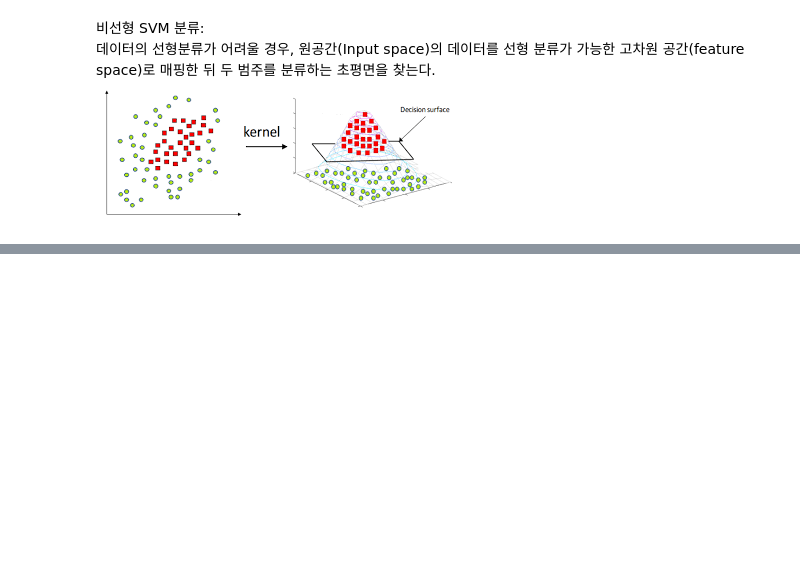
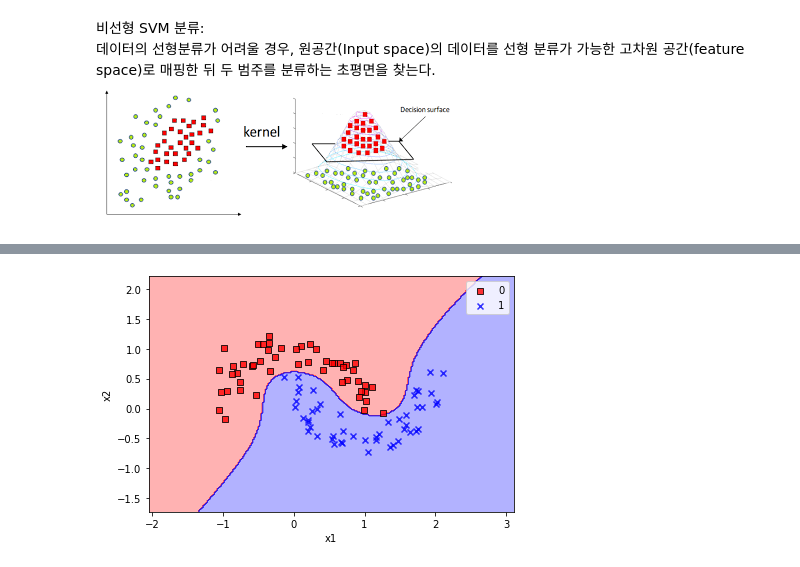
Before and after one commit to jerry-ryu/ML_beginning, a Jupyter notebook: 3.Classification.ipynb, the cells around one changed output, grey strips where cells are left out. Cells and saved outputs as stored; diff of their text form; code cells hidden in the pictures; blank space fills up the shorter version.

```diff
--- a/3.Classification.ipynb
+++ b/3.Classification.ipynb
@@ -1719,0 +1758,13 @@ plt.show()
+# %%
+plot_decision_regions(X, y,classifier = rbf_kernel_svm_clf)
+plt.xlabel("x1")
+plt.ylabel("x2")
+plt.legend(loc = 'best')
+plt.tight_layout()
+plt.show()
+
+# gamma = 0.1, C = 1000 SVM
+## gamma 값이 작다는 것은 분산이 큰 가우시안 분포를 정의하며, 이는 두 점이 멀리 떨어져 있어도 유사하다고 판단할 수 있다.
+## -> 결정 경계가 부드러워진다.
+# %% [output]
+[figure, added]
```
Also changed, not shown: parts of 49 cells of this notebook.
